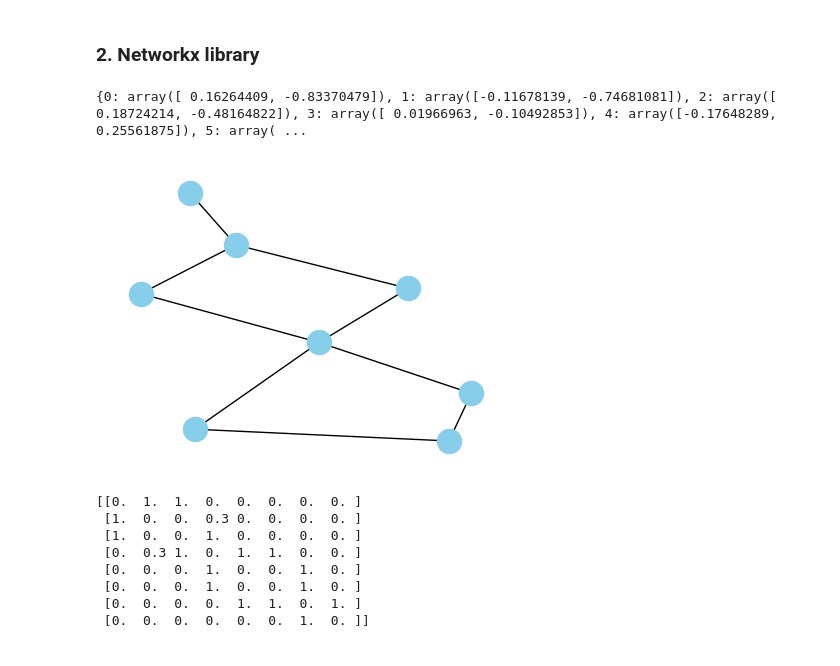
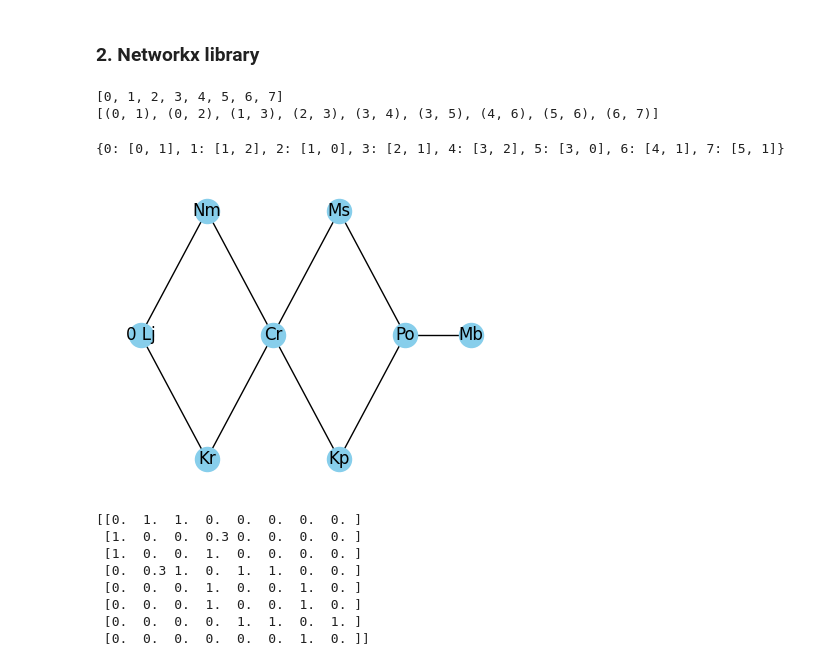
Before and after one commit to jzaletelj/OTK25, a Jupyter notebook: Lab_02/solutions/26-03_GraphNetwork_02c_S.ipynb, the cells around one changed output. Drawn from its saved outputs; the diff is of its cells as text; code cells hidden in the pictures.

```diff
--- a/Lab_02/solutions/26-03_GraphNetwork_02c_S.ipynb
+++ b/Lab_02/solutions/26-03_GraphNetwork_02c_S.ipynb
@@ -26,33 +26,43 @@ G.add_edges_from([(1,3), (2,3), (3,4), (3,5), (4,6), (5,6), (6,7)]); #We can als
 G.edges[1,3]['weight'] = 0.3
 
 # Izpisi vozlisca in povezave / Print nodes and edges
+print(G.nodes)
+print(G.edges)
+# %% [output]
+[0, 1, 2, 3, 4, 5, 6, 7]
+[(0, 1), (0, 2), (1, 3), (2, 3), (3, 4), (3, 5), (4, 6), (5, 6), (6, 7)]
 # %%
 # 2.2 Visualize the graph
 
 # prepare an empty figure
 plt.figure(figsize = [4,3])
 
 ## Graph layout / node positions
-pos = nx.spring_layout(G)
+#pos = nx.spring_layout(G)
 #pos = nx.kamada_kawai_layout(G)
-#pos = nx.circular_layout(G);
+pos = nx.circular_layout(G);
 ## Option: Define node positions manually as [x,y]
-#pos = { 0 : [0,1], 1 : [1,2], 2 : [1,0], 3 : [2,1], 4 : [3,2], 5 : [3,0], 6 : [4,1], 7 : [5,1] }
+pos = { 0 : [0,1], 1 : [1,2], 2 : [1,0], 3 : [2,1], 4 : [3,2], 5 : [3,0], 6 : [4,1], 7 : [5,1] }
 
 print(pos)
-nx.draw(G, pos=pos, node_color='skyblue') #draw the graph
+nx.draw(G, pos=pos, with_labels=False, node_color='skyblue') #draw the graph
 
 #Define node labels as a dictionary, key => node number, value => node name
-#labels={}
-#labels[0] = '0 Lj'
-#labels[1] = 'Nm'
-#labels[2] = 'Kr'
-#nx.draw_networkx_labels(G, pos, labels, font_size=12); #add labels
+labels={}
+labels[0] = '0 Lj'
+labels[1] = 'Nm'
+labels[2] = 'Kr'
+labels[3] = 'Cr'
+labels[4] = 'Ms'
+labels[5] = 'Kp'
+labels[6] = 'Po'
+labels[7] = 'Mb'
+nx.draw_networkx_labels(G, pos, labels, font_size=12); #add labels
 
 plt.show(); #show the graph
 # %% [output]
-{0: array([ 0.16264409, -0.83370479]), 1: array([-0.11678139, -0.74681081]), 2: array([ 0.18724214, -0.48164822]), 3: array([ 0.01966963, -0.10492853]), 4: array([-0.17648289,  0.25561875]), 5: array( ...
+{0: [0, 1], 1: [1, 2], 2: [1, 0], 3: [2, 1], 4: [3, 2], 5: [3, 0], 6: [4, 1], 7: [5, 1]}
-[figure, old version]
+[figure, new version]
 # %%
 # 2.3 : Adjacency matrix
 adjM = nx.to_numpy_array(G)
```
Also changed, not shown: parts of 4 cells of this notebook.
